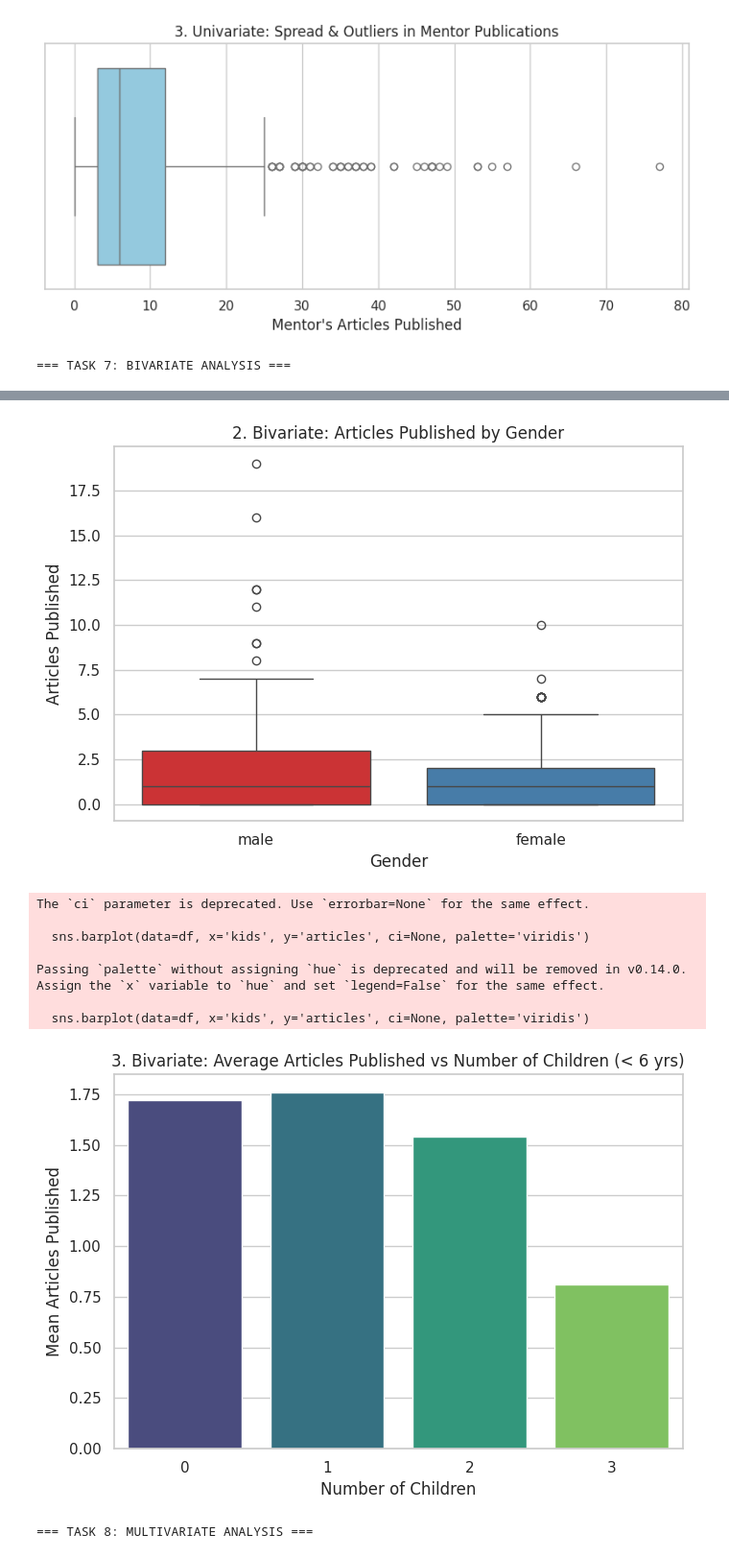
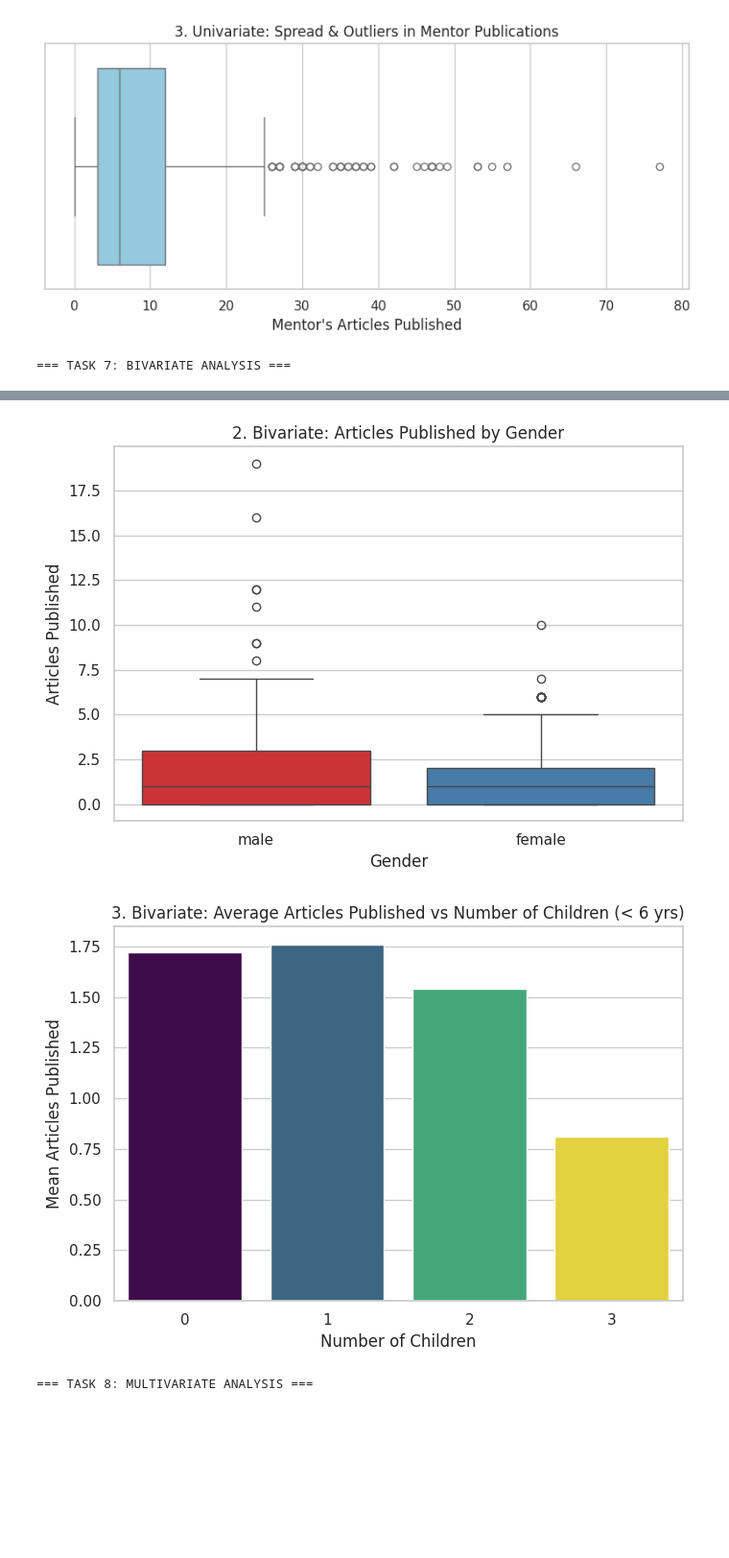
Before and after one commit to pranjal-coders/PRANJAL_PAL, a Jupyter notebook: EDA_Course_Project.ipynb, the cells around one changed output, grey strips where cells are left out. Shown at 96% size. Cells and saved outputs as stored; diff of their text form; code cells hidden in the pictures; blank space fills up the shorter version.

```diff
--- a/EDA_Course_Project.ipynb
+++ b/EDA_Course_Project.ipynb
@@ -196,12 +196,12 @@ Passing `palette` without assigning `hue` is deprecated and will be removed in v
 [figure]
 [figure]
 # %%
-# TASK 7: BIVARIATE ANALYSIS (3 VISUALIZATIONS)
+# TASK 7: BIVARIATE ANALYSIS
 print("\n=== TASK 7: BIVARIATE ANALYSIS ===")
 
 # Vis 1: Mentor Publications vs Student Articles (Scatter Plot + Regression)
 plt.figure(figsize=(8, 5))
-sns.regplot(data=df, x='mentor', y='articles', scatter_kws={'alpha':0.5}, line_kws={'color':'red'})
+sns.regplot(data=df, x='mentor', y='articles', scatter_kws={'alpha': 0.5}, line_kws={'color': 'red'})
 plt.title("1. Bivariate: Mentor Publications vs Student Articles")
 plt.xlabel("Mentor Publications")
 plt.ylabel("Student Articles")
@@ -210,7 +210,7 @@ plt.show()
 
 # Vis 2: Student Articles Published by Gender (Box Plot)
 plt.figure(figsize=(7, 5))
-sns.boxplot(data=df, x='gender', y='articles', palette='Set1')
+sns.boxplot(data=df, x='gender', y='articles', hue='gender', palette='Set1', legend=False)
 plt.title("2. Bivariate: Articles Published by Gender")
 plt.xlabel("Gender")
 plt.ylabel("Articles Published")
@@ -219,7 +219,7 @@ plt.show()
 
 # Vis 3: Average Articles Published by Number of Young Children (Bar Plot)
 plt.figure(figsize=(7, 5))
-sns.barplot(data=df, x='kids', y='articles', ci=None, palette='viridis')
+sns.barplot(data=df, x='kids', y='articles', hue='kids', errorbar=None, palette='viridis', legend=False)
 plt.title("3. Bivariate: Average Articles Published vs Number of Children (< 6 yrs)")
 plt.xlabel("Number of Children")
 plt.ylabel("Mean Articles Published")
@@ -234,12 +231,5 @@ Passing `palette` without assigning `hue` is deprecated and will be removed in v
 [figure]
-The `ci` parameter is deprecated. Use `errorbar=None` for the same effect.
-
-  sns.barplot(data=df, x='kids', y='articles', ci=None, palette='viridis')
-
-Passing `palette` without assigning `hue` is deprecated and will be removed in v0.14.0. Assign the `x` variable to `hue` and set `legend=False` for the same effect.
-
-  sns.barplot(data=df, x='kids', y='articles', ci=None, palette='viridis')
-[figure, old version]
+[figure, new version]
 # %%
 # TASK 8: MULTIVARIATE ANALYSIS (3 VISUALIZATIONS)
 print("\n=== TASK 8: MULTIVARIATE ANALYSIS ===")
```
Also changed, not shown: parts of 1 cell of this notebook.
